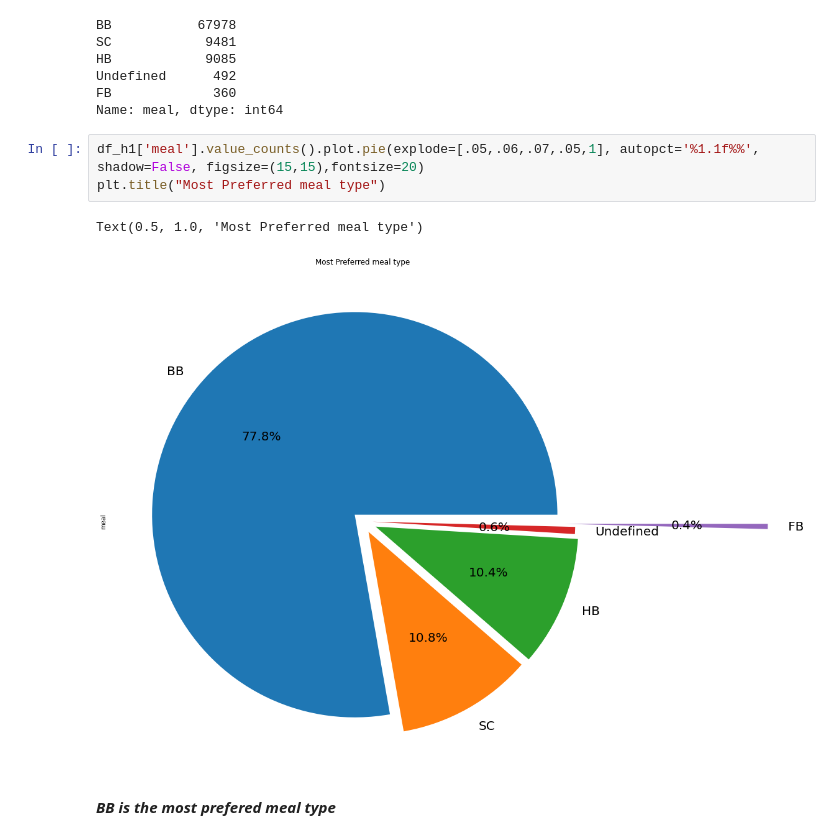
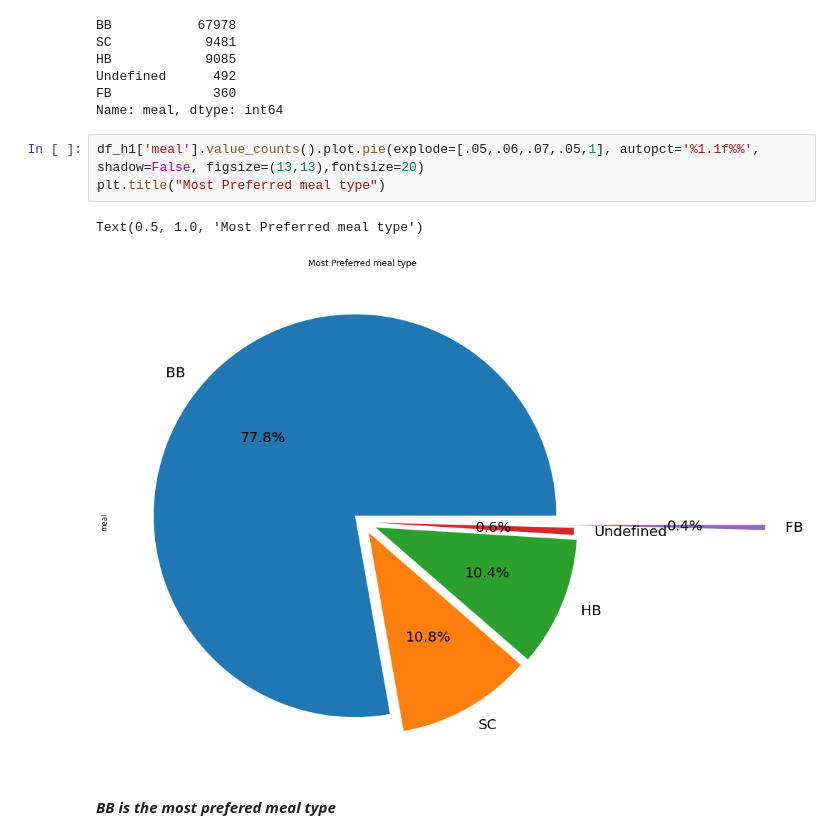
Before and after one commit to Jasjot-Kaur/Hotel-Booking-Analysis, a Jupyter notebook: Hotel_Bookings_Exploratory_Data_Analysis.ipynb, the cells around one changed output. Cells and saved outputs as stored; diff of their text form.

```diff
--- a/Hotel_Bookings_Exploratory_Data_Analysis.ipynb
+++ b/Hotel_Bookings_Exploratory_Data_Analysis.ipynb
@@ -429,11 +421,11 @@ Undefined      492
 FB             360
 Name: meal, dtype: int64
 # %%
-df_h1['meal'].value_counts().plot.pie(explode=[.05,.06,.07,.05,1], autopct='%1.1f%%', shadow=False, figsize=(15,15),fontsize=20)
+df_h1['meal'].value_counts().plot.pie(explode=[.05,.06,.07,.05,1], autopct='%1.1f%%', shadow=False, figsize=(13,13),fontsize=20)
 plt.title("Most Preferred meal type")
 # %% [output]
 Text(0.5, 1.0, 'Most Preferred meal type')
-[figure, old version]
+[figure, new version]
 # %% [markdown]
 ***BB is the most prefered meal type***
 # %% [markdown]
```
Also changed, not shown: parts of 7 cells of this notebook.
